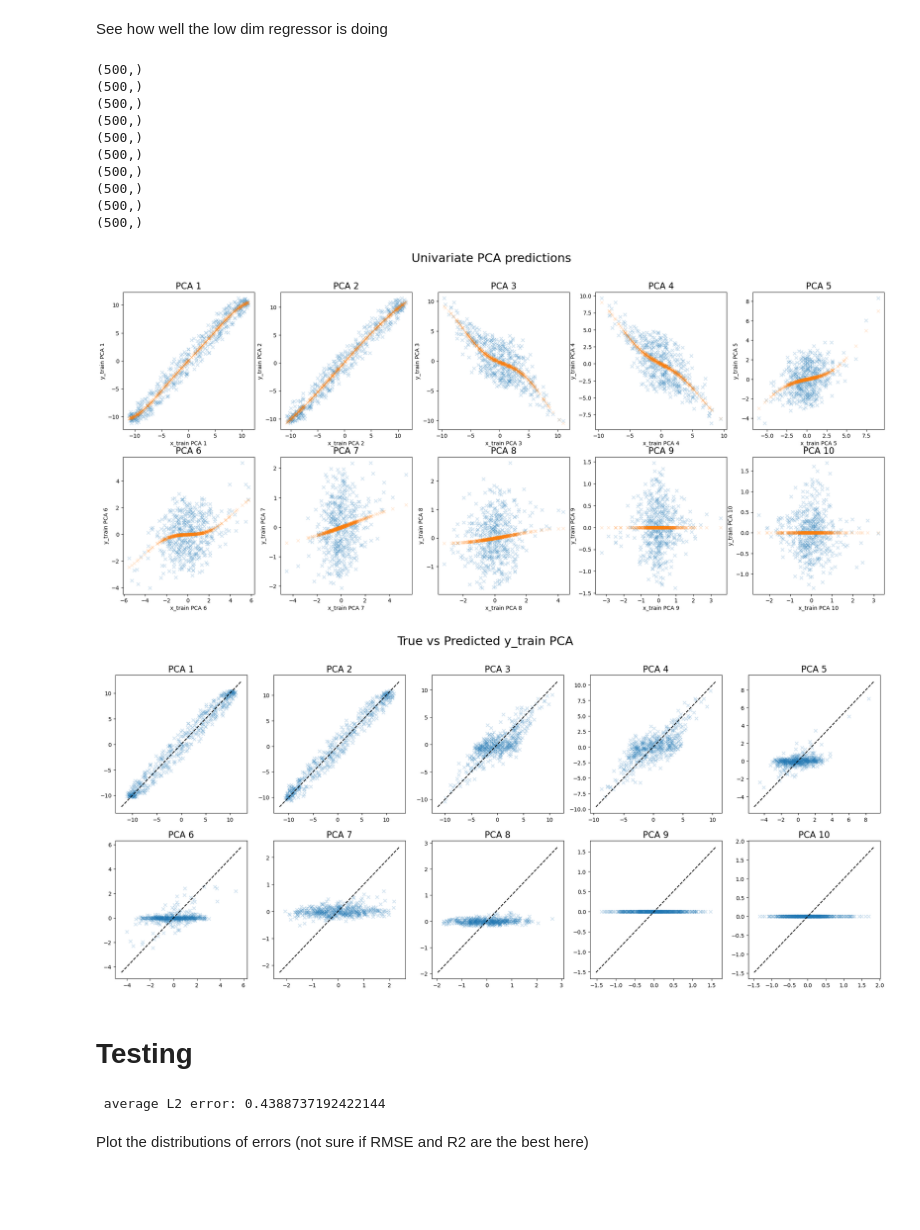
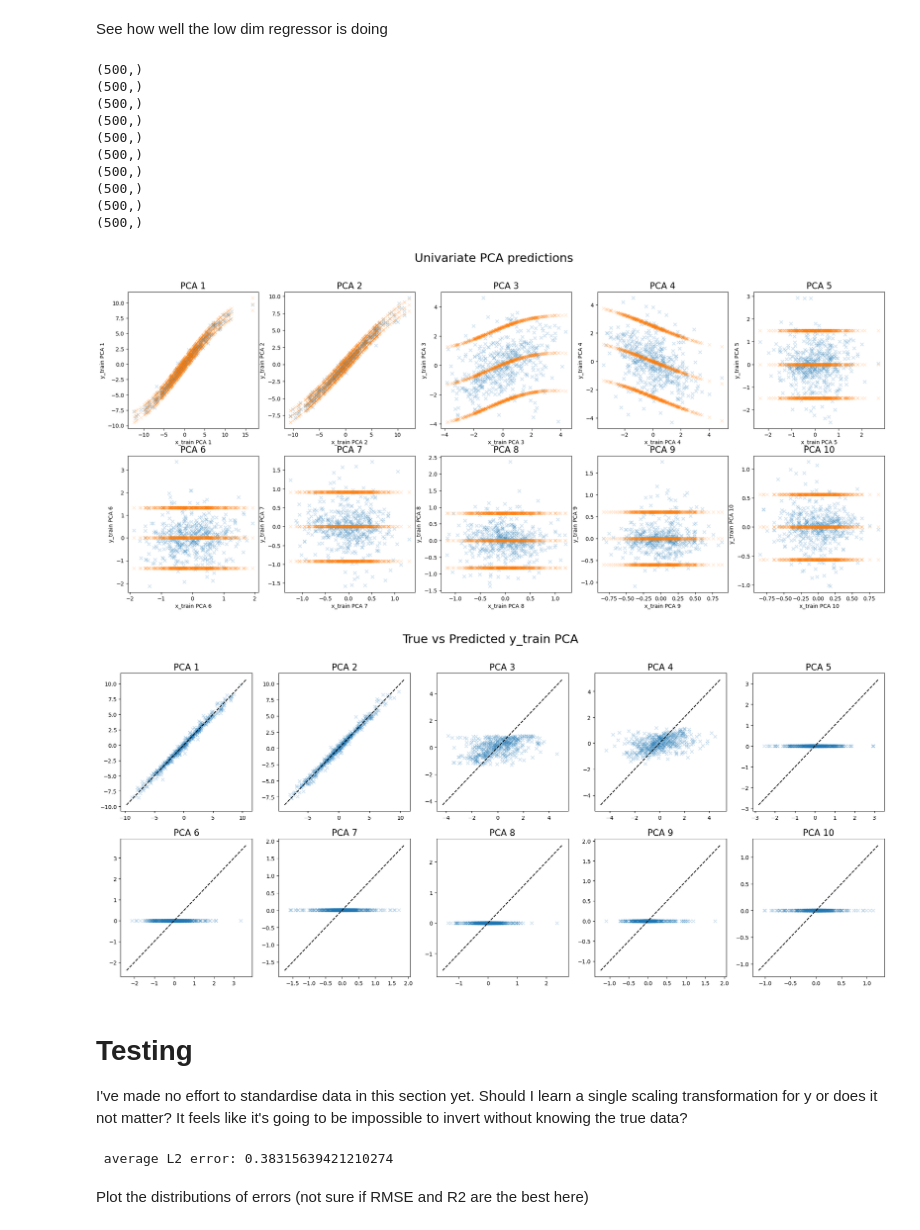
Before and after one commit to tomcjackc/Probabilistic-Operator-Learning-for-Climate-Model-Parameterisation, a Jupyter notebook: notebooks/burger.ipynb, the cells around one changed output. Saved outputs shown, nothing was run; the diff lists cells and outputs as text; code cells hidden in the pictures; blank space fills up the shorter version.

Commit message:
investigate prediction uncertainty

```diff
--- a/notebooks/burger.ipynb
+++ b/notebooks/burger.ipynb
@@ -48,7 +52,7 @@ domain = x_train[1]
 print(x_train[0].shape, x_train[1].shape, y_train.shape)
 print(x_test[0].shape, x_test[1].shape, y_test.shape)
 
-standardise_data = True
+standardise_data = False
 
 # standardise data
 if standardise_data:
@@ -137,7 +141,7 @@ else:
 GP_params = {'kernel': gpx.kernels.RBF(lengthscale = ls), 'mean_function': gpx.mean_functions.Zero()}
 
 reg = first_model(low_dim_x=low_dim_x, low_dim_y=low_dim_y, low_dim_regressor='GP', GP_params=GP_params, multiinput=multiinput)
-reg.fit(x_train, y_train, save=True)
+reg.fit(x_train, y_train, save=True, return_bounds=True)
 
 print(reg.low_dim_regressor_list)
 
@@ -308,7 +312,10 @@ if low_dim_x == 1:
         ax = ax2[int(np.floor((i)/5)), int(i%5)]
         ax.scatter(reg.X_train_low_dim[:, 0], reg.Y_train_low_dim[:, i], marker='x', alpha=0.2)
         print(reg.X_train_low_dim[:,i].shape)
-        ax.plot(reg.X_train_low_dim[:, 0], reg.low_dim_regressor_list[i].predict(reg.X_train_low_dim[:,0]), color='tab:orange', linestyle='None', marker='x', alpha=0.2)
+        ax.plot(reg.X_train_low_dim[:, 0], reg.Y_train_low_dim_pred[:, i], color='tab:orange', linestyle='None', marker='x', alpha=0.2)
+        ax.plot(reg.X_train_low_dim[:, 0], reg.Y_train_low_dim_pred_upper[:, i], color='tab:orange', linestyle='None', marker='x', alpha=0.2)
+        ax.plot(reg.X_train_low_dim[:, 0], reg.Y_train_low_dim_pred_lower[:, i], color='tab:orange', linestyle='None', marker='x', alpha=0.2)
+
         ax.set_title(f'y_train PCA {i+1}', fontsize=16)
         ax.set_xlabel('x_train PCA 1')
         ax.set_ylabel(f'y_train PCA {i+1}')
@@ -317,7 +324,9 @@ elif not multiinput:
         ax = ax2[int(np.floor((i)/5)), int(i%5)]
         ax.scatter(reg.X_train_low_dim[:, i], reg.Y_train_low_dim[:, i], marker='x', alpha=0.2)
         print(reg.X_train_low_dim[:,i].shape)
-        ax.plot(reg.X_train_low_dim[:, i], reg.low_dim_regressor_list[i].predict(reg.X_train_low_dim[:,i]), color='tab:orange', linestyle='None', marker='x', alpha=0.2)
+        ax.plot(reg.X_train_low_dim[:, i], reg.Y_train_low_dim_pred[:, i], color='tab:orange', linestyle='None', marker='x', alpha=0.2)
+        ax.plot(reg.X_train_low_dim[:, i], reg.Y_train_low_dim_pred_upper[:, i], color='tab:orange', linestyle='None', marker='x', alpha=0.2)
+        ax.plot(reg.X_train_low_dim[:, i], reg.Y_train_low_dim_pred_lower[:, i], color='tab:orange', linestyle='None', marker='x', alpha=0.2)
         ax.set_xlabel(f'x_train PCA {i+1}')
         ax.set_ylabel(f'y_train PCA {i+1}')
         ax.set_title(f'PCA {i+1}', fontsize=16)
@@ -339,45 +348,48 @@ for i in range(low_dim_y):
     mse = skl.metrics.mean_squared_error(reg.Y_train_low_dim[:, i], reg.Y_train_low_dim_pred[:, i])
     r = np.corrcoef(reg.Y_train_low_dim[:, i], reg.Y_train_low_dim_pred[:, i])
 
     ax = ax1[int(np.floor((i)/5)), int(i%5)]
     ax.scatter(reg.Y_train_low_dim[:, i], reg.Y_train_low_dim_pred[:, i], marker='x', alpha=0.2)
     ax.plot(np.linspace(min(ax.get_xlim()[0], ax.get_ylim()[0]), max(ax.get_xlim()[1], ax.get_ylim()[1]), num=2), np.linspace(min(ax.get_xlim()[0], ax.get_ylim()[0]), max(ax.get_xlim()[1], ax.get_ylim()[1]), num=2), linestyle='--', color='black')
     # plt.xlabel(f'PCA {i+1} True')
     # plt.ylabel(f'PCA {i+1} Predicted')
     ax.set_title(f'PCA {i+1}', fontsize=16)
     # plt.tight_layout()
     # plt.subplots_adjust(top=0.95)
 
     # plt.figure()
     # plt.hist(reg.Y_train_low_dim[:, i], bins=20)
     # plt.xlabel(f'PCA {i+1}')
     # plt.ylabel('Frequency')
     # plt.title(f'Histogram of true y_train PCA {i+1}')
     # plt.show()
 plt.show()
 # %% [output]
 (500,)
 (500,)
 (500,)
 (500,)
 (500,)
 (500,)
 (500,)
 (500,)
 (500,)
 (500,)
-[figure, old version]
+[figure, new version]
-[figure, old version]
+[figure, new version]
-# %% [markdown]
-# Testing
+# %% [markdown]
+# Testing
+
+I've made no effort to standardise data in this section yet. Should I learn a single scaling transformation for y or does it not matter? It feels like it's going to be impossible to invert without knowing the true data?
 # %%
+x_test_standardised = np.zeros_like(x_test[0])
 y_test_pred = reg.predict(x_test[0])
 rmse, r2 = reg.test(x_test[0], y_test)
 L2_relative_error = np.sqrt(np.sum((y_test - y_test_pred) ** 2, axis = 1))/np.sqrt(np.sum(y_test ** 2, axis = 1))
 
 print(f' average L2 error: {L2_relative_error.mean()}')
 # %% [output]
- average L2 error: 0.4388737192422144
+ average L2 error: 0.38315639421210274
 # %% [markdown]
 Plot the distributions of errors (not sure if RMSE and R2 are the best here)
 # %%
```
Also changed, not shown: parts of 6 cells of this notebook, 1 other file.
